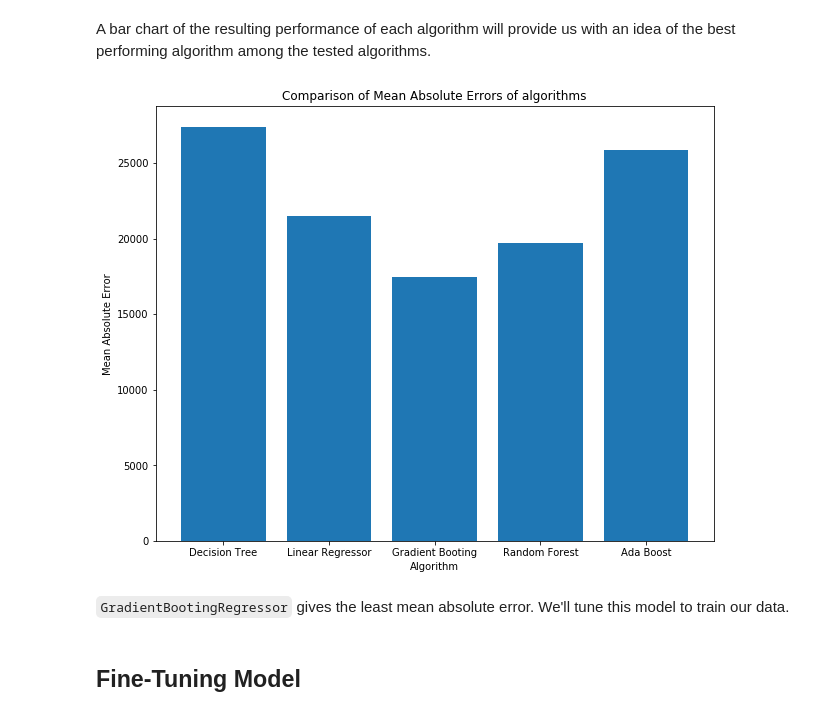
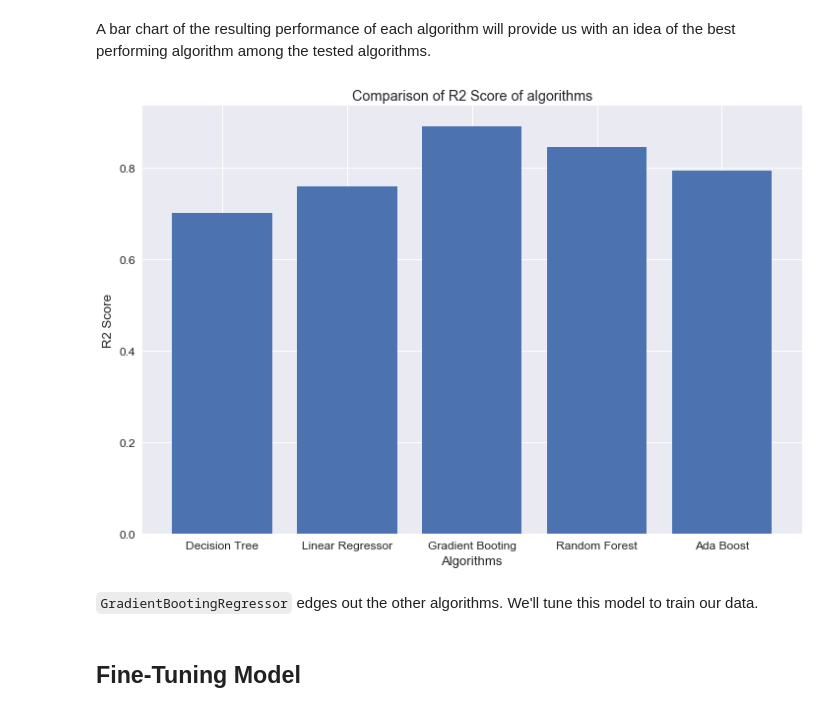
Before and after one commit to osaetinevbuoma/ames_housing_prices, a Jupyter notebook: ames_prediction.ipynb, the cells around one changed output. Drawn from its saved outputs; the diff is of its cells as text; code cells hidden in the pictures.

Commit message:
Tested model on test dataset

```diff
--- a/ames_prediction.ipynb
+++ b/ames_prediction.ipynb
@@ -403,41 +568,41 @@ decision_tree_mean, decision_tree_std = experimentation_scores(scores)
 ### Linear Regression ###
 # %%
 model = LinearRegression()
-scores = cross_val_score(model, X_train, y_train, cv=cv, scoring='neg_mean_absolute_error')
-lg_mean, lg_std = experimentation_scores(scores)
+scores = cross_val_score(model, X_train, y_train, cv=cv, scoring='r2')
+lg_mean = experimentation_scores(scores)
 # %% [markdown]
 ### Gradient Boosting Regressor ###
 # %%
 model = GradientBoostingRegressor(random_state=random_state)
-scores = cross_val_score(model, X_train, y_train, cv=cv, scoring='neg_mean_absolute_error')
-gb_mean, gb_std = experimentation_scores(scores)
+scores = cross_val_score(model, X_train, y_train, cv=cv, scoring='r2')
+gb_mean = experimentation_scores(scores)
 # %% [markdown]
 ### Random Forest Regressor ###
 # %%
 model = RandomForestRegressor(random_state=random_state)
-scores = cross_val_score(model, X_train, y_train, cv=cv, scoring='neg_mean_absolute_error')
-rf_mean, rf_std = experimentation_scores(scores)
+scores = cross_val_score(model, X_train, y_train, cv=cv, scoring='r2')
+rf_mean = experimentation_scores(scores)
 # %% [markdown]
 ### Ada Boost Regressor ###
 # %%
 model = AdaBoostRegressor(random_state=random_state)
-scores = cross_val_score(model, X_train, y_train, cv=cv, scoring='neg_mean_absolute_error')
-ab_mean, ab_std = experimentation_scores(scores)
+scores = cross_val_score(model, X_train, y_train, cv=cv, scoring='r2')
+ab_mean = experimentation_scores(scores)
 # %% [markdown]
 A bar chart of the resulting performance of each algorithm will provide us with an idea of the best performing algorithm among the tested algorithms.
 # %%
 x = np.arange(5)
-plt.figure(figsize=(10, 8))
+plt.figure(figsize=(12, 8))
 plt.bar(x, [abs(decision_tree_mean), abs(lg_mean), abs(gb_mean), abs(rf_mean), abs(ab_mean)])
 plt.xticks(x, ('Decision Tree', 'Linear Regressor', 'Gradient Booting', 'Random Forest', 'Ada Boost'))
-plt.title('Comparison of Mean Absolute Errors of algorithms')
-plt.xlabel('Algorithm')
-plt.ylabel('Mean Absolute Error')
+plt.title('Comparison of R2 Score of algorithms')
+plt.xlabel('Algorithms')
+plt.ylabel('R2 Score')
 plt.show()
 # %% [output]
-[figure, old version]
+[figure, new version]
 # %% [markdown]
-`GradientBootingRegressor` gives the least mean absolute error. We'll tune this model to train our data.
+`GradientBootingRegressor` edges out the other algorithms. We'll tune this model to train our data.
 # %% [markdown]
 ## Fine-Tuning Model ##
 # %%
```
Also changed, not shown: parts of 116 cells of this notebook, 7 other files.
